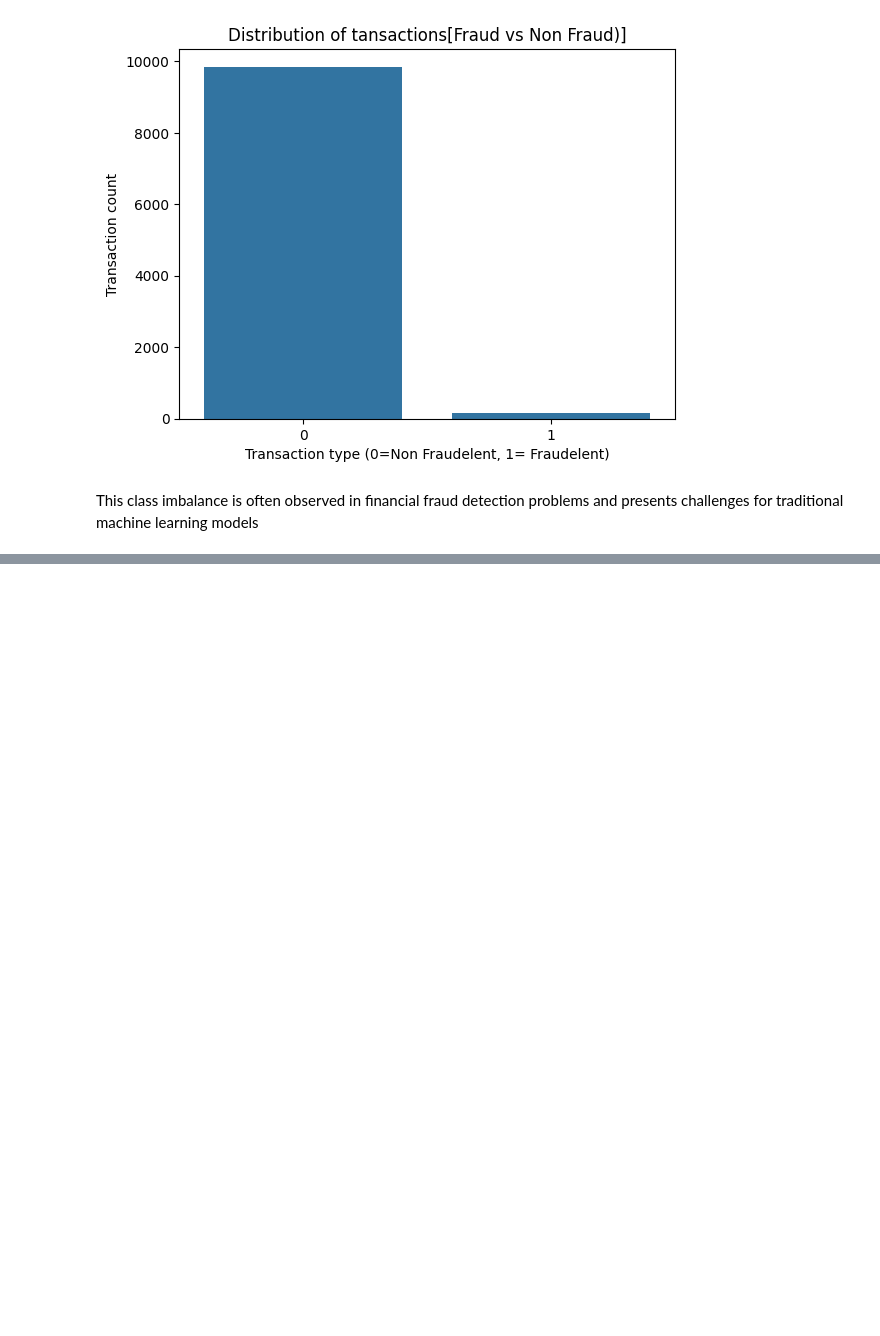
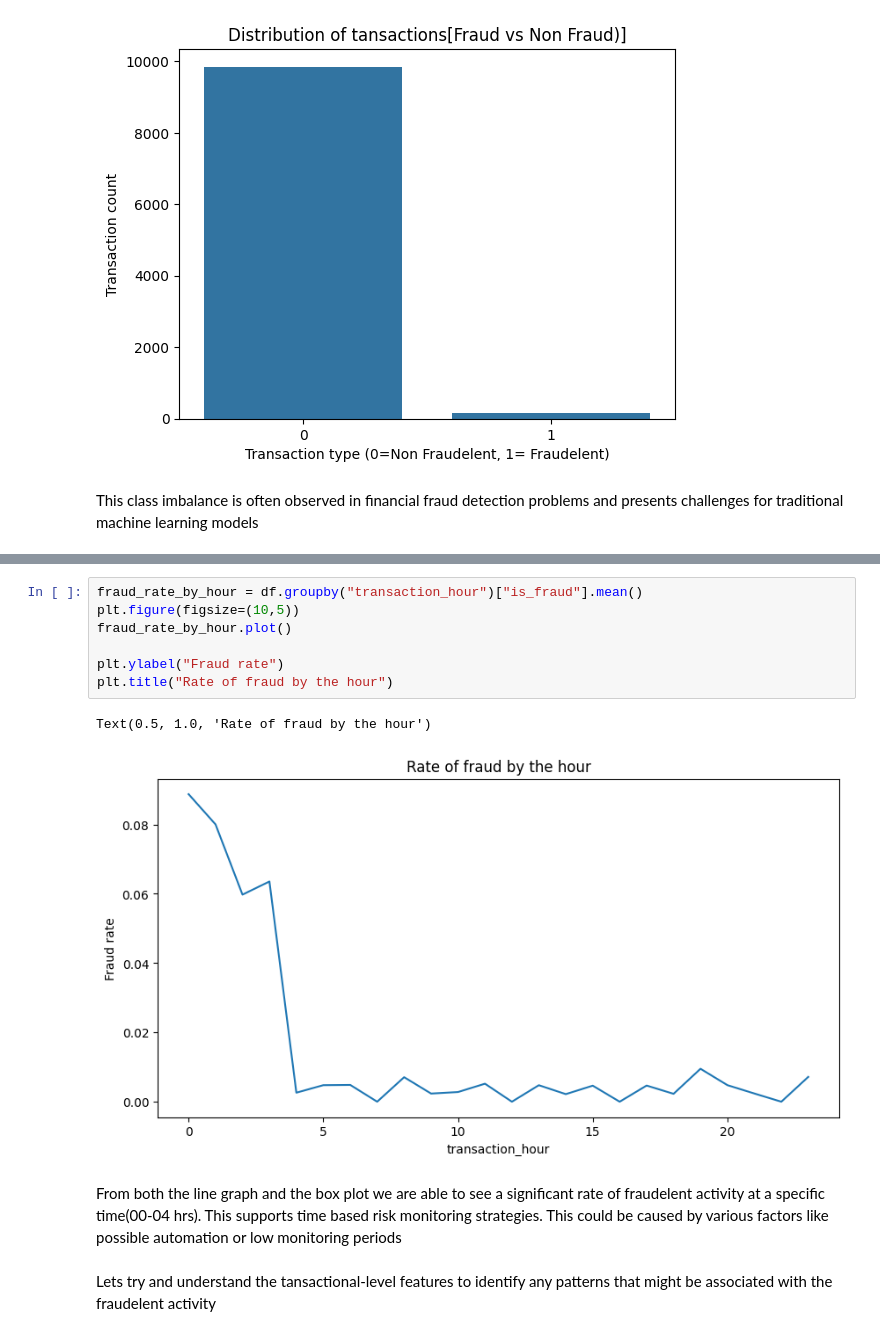
Before and after one commit to FaithKirigi/fraud-investigation-case-study, a Jupyter notebook: notebooks/fraud_investigation_analysis.ipynb, the cells around one changed output, grey strips where cells are left out. Cells and saved outputs as stored; diff of their text form; blank space fills up the shorter version.

```diff
--- a/notebooks/fraud_investigation_analysis.ipynb
+++ b/notebooks/fraud_investigation_analysis.ipynb
@@ -73,0 +102,17 @@ This class imbalance is  often observed in financial fraud detection problems an
+# %%
+fraud_rate_by_hour = df.groupby("transaction_hour")["is_fraud"].mean()
+plt.figure(figsize=(10,5))
+fraud_rate_by_hour.plot()
+
+plt.ylabel("Fraud rate")
+plt.title("Rate of fraud by the hour")
+# %% [output]
+Text(0.5, 1.0, 'Rate of fraud by the hour')
+[figure, added]
+# %% [markdown]
+From both the line graph and the box plot we are able to see a significant rate of fraudelent activity at a specific time(00-04 hrs). This supports time
+based risk monitoring strategies. This could be caused by various factors like possible automation or low monitoring periods
+# %% [markdown]
+
+
+Lets try and understand  the tansactional-level features to identify any patterns that might be associated with the fraudelent activity
```
Also changed, not shown: parts of 26 cells of this notebook, 7 other files.
